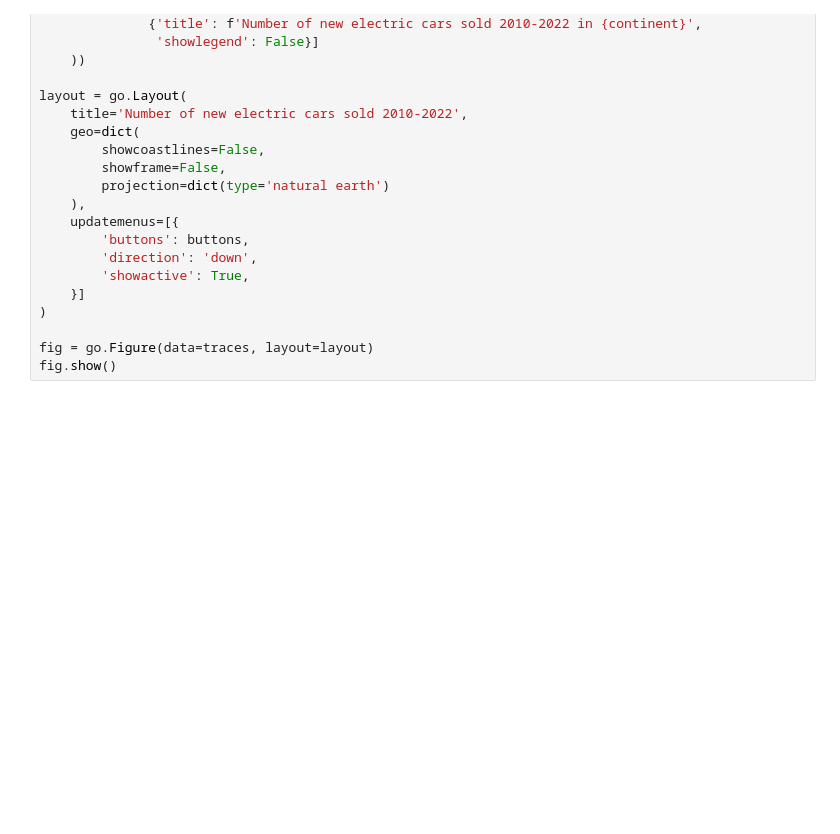
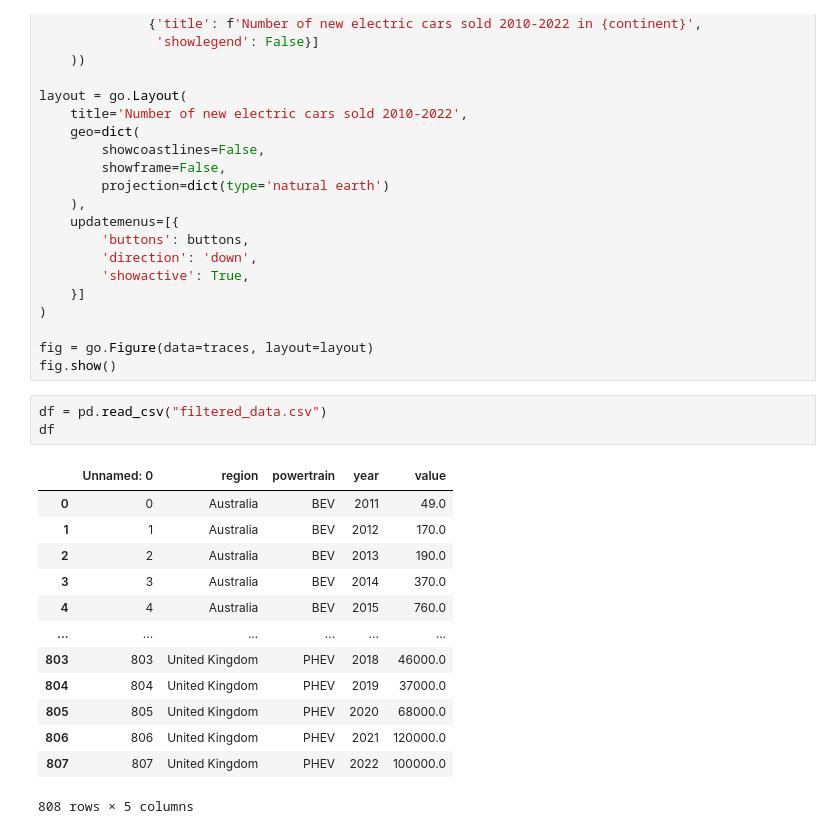
Before and after one commit to jtjt427/5200_Final_Project, a Jupyter notebook: Untitled-1.ipynb, the cells around one changed output. Saved outputs shown, nothing was run; the diff lists cells and outputs as text; blank space fills up the shorter version.

```diff
--- a/Untitled-1.ipynb
+++ b/Untitled-1.ipynb
@@ -75,3 +75,20 @@ layout = go.Layout(
 
 fig = go.Figure(data=traces, layout=layout)
 fig.show()
+# %%
+df = pd.read_csv("filtered_data.csv")
+df
+# %% [output]
+|  | Unnamed: 0 | region | powertrain | year | value |
+| 0 | 0 | Australia | BEV | 2011 | 49.0 |
+| 1 | 1 | Australia | BEV | 2012 | 170.0 |
+| 2 | 2 | Australia | BEV | 2013 | 190.0 |
+| 3 | 3 | Australia | BEV | 2014 | 370.0 |
+| 4 | 4 | Australia | BEV | 2015 | 760.0 |
+| ... | ... | ... | ... | ... | ... |
+| 803 | 803 | United Kingdom | PHEV | 2018 | 46000.0 |
+| 804 | 804 | United Kingdom | PHEV | 2019 | 37000.0 |
+| 805 | 805 | United Kingdom | PHEV | 2020 | 68000.0 |
+| 806 | 806 | United Kingdom | PHEV | 2021 | 120000.0 |
+| 807 | 807 | United Kingdom | PHEV | 2022 | 100000.0 |
+808 rows × 5 columns
```
Also changed, not shown: parts of 8 cells of this notebook, 1 other file.
